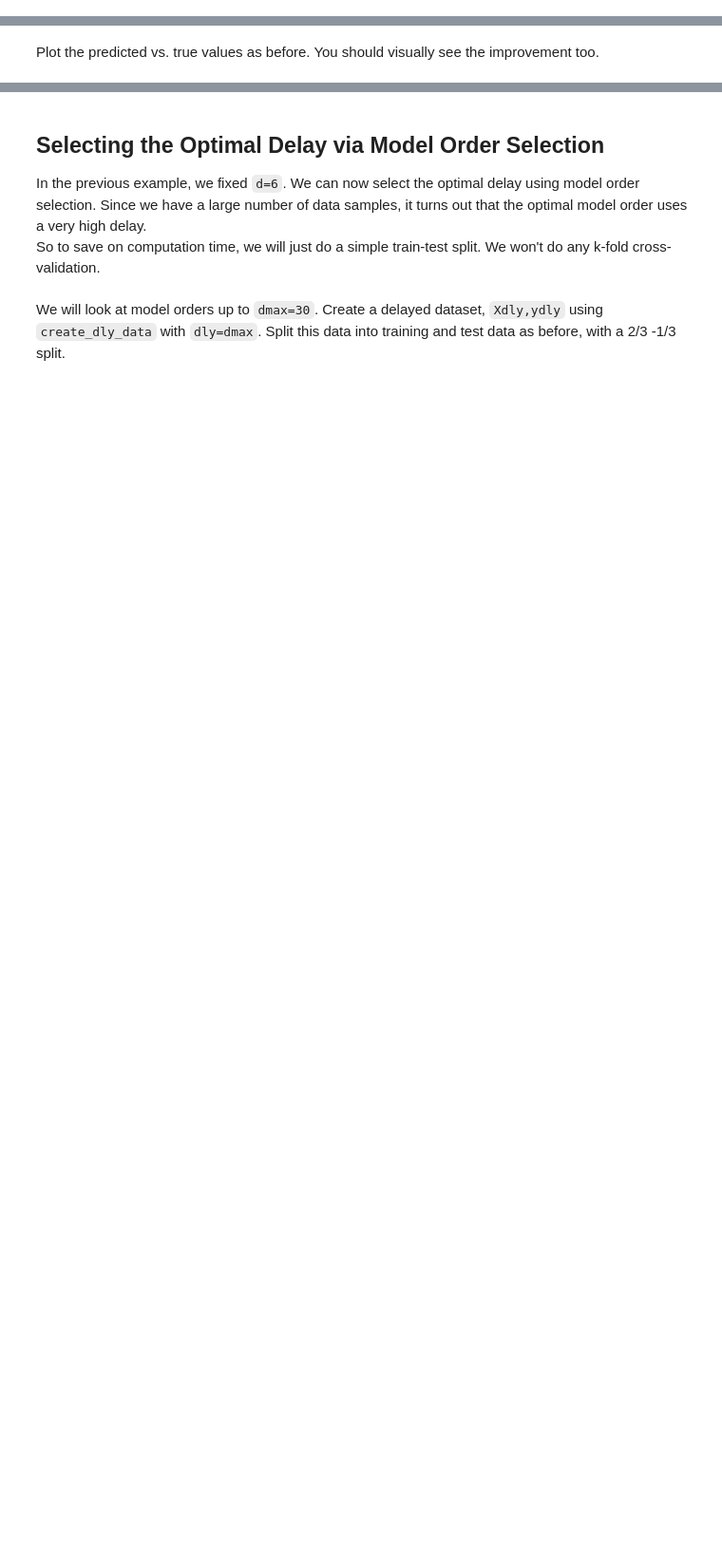
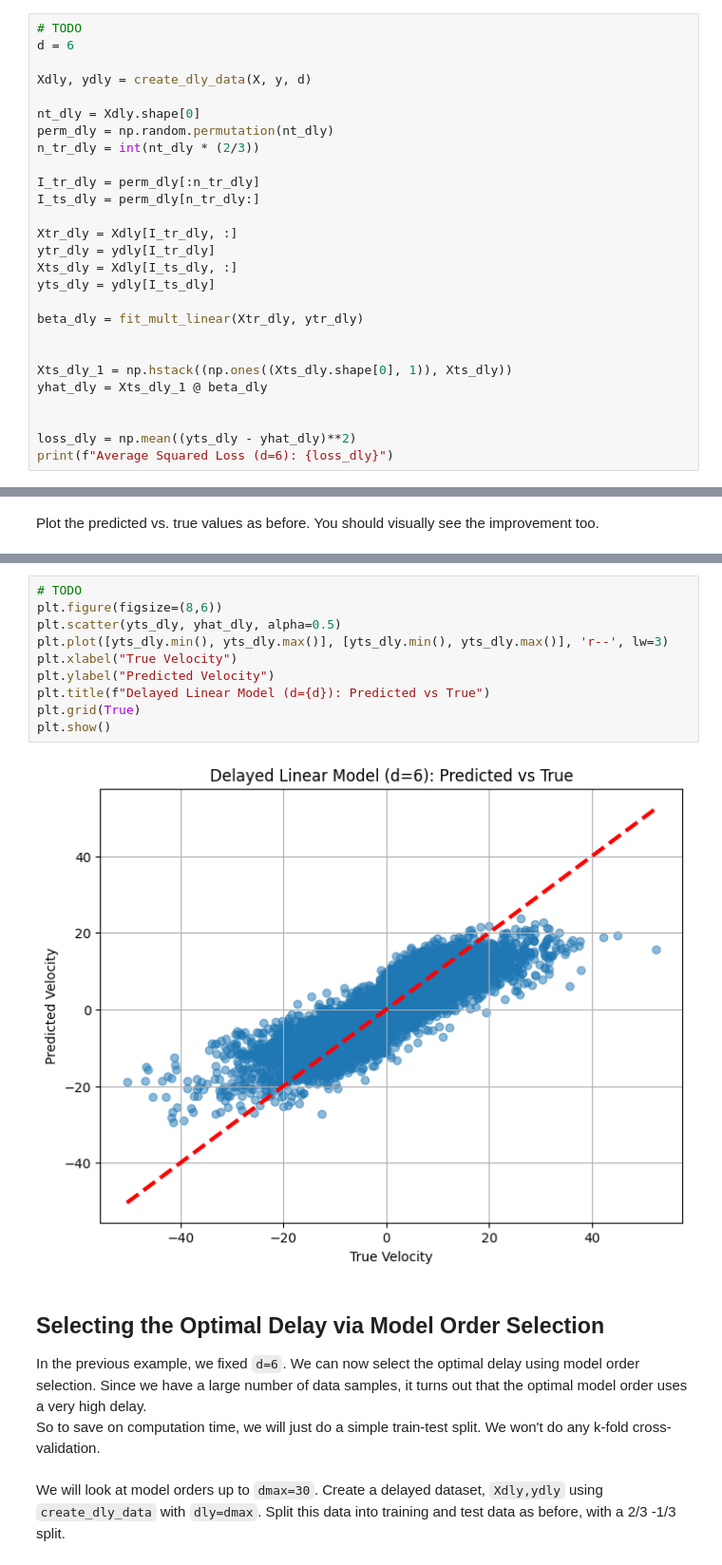
Before and after one commit to NeelGaji/CS-GY-6923-Machine-Learning, a Jupyter notebook: lab2_neural.ipynb, the cells around one changed output, grey strips where cells are left out. Shown at 95% size. Saved outputs shown, nothing was run; the diff lists cells and outputs as text; blank space fills up the shorter version.

```diff
--- a/lab2_neural.ipynb
+++ b/lab2_neural.ipynb
@@ -166,0 +203,27 @@ You should see a significant improvement from the memoryless model.
+# %%
+# TODO
+d = 6
+
+Xdly, ydly = create_dly_data(X, y, d)
+
+nt_dly = Xdly.shape[0]
+perm_dly = np.random.permutation(nt_dly)
+n_tr_dly = int(nt_dly * (2/3))
+
+I_tr_dly = perm_dly[:n_tr_dly]
+I_ts_dly = perm_dly[n_tr_dly:]
+
+Xtr_dly = Xdly[I_tr_dly, :]
+ytr_dly = ydly[I_tr_dly]
+Xts_dly = Xdly[I_ts_dly, :]
+yts_dly = ydly[I_ts_dly]
+
+beta_dly = fit_mult_linear(Xtr_dly, ytr_dly)
+
+
+Xts_dly_1 = np.hstack((np.ones((Xts_dly.shape[0], 1)), Xts_dly))
+yhat_dly = Xts_dly_1 @ beta_dly
+
+
+loss_dly = np.mean((yts_dly - yhat_dly)**2)
+print(f"Average Squared Loss (d=6): {loss_dly}")
@@ -171,3 +234,15 @@ Plot the predicted vs. true values as before. You should visually see the improv
+# %%
+# TODO
+plt.figure(figsize=(8,6))
+plt.scatter(yts_dly, yhat_dly, alpha=0.5)
+plt.plot([yts_dly.min(), yts_dly.max()], [yts_dly.min(), yts_dly.max()], 'r--', lw=3)
+plt.xlabel("True Velocity")
+plt.ylabel("Predicted Velocity")
+plt.title(f"Delayed Linear Model (d={d}): Predicted vs True")
+plt.grid(True)
+plt.show()
+# %% [output]
+[figure, added]
 # %% [markdown]
 ## Selecting the Optimal Delay via Model Order Selection
 
```
Also changed, not shown: parts of 19 cells of this notebook.
